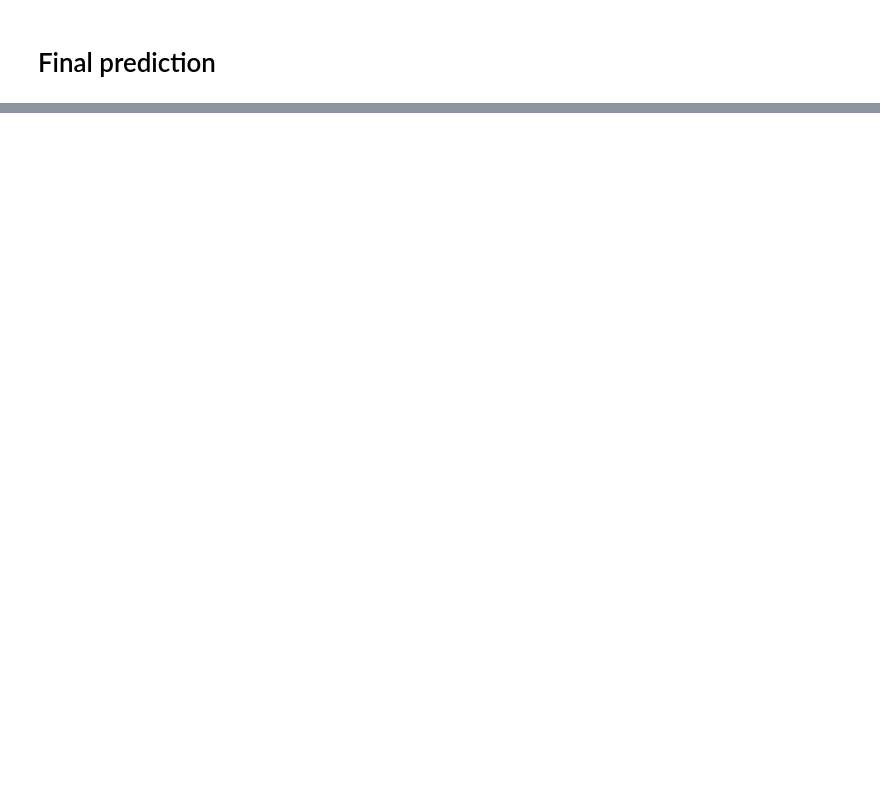
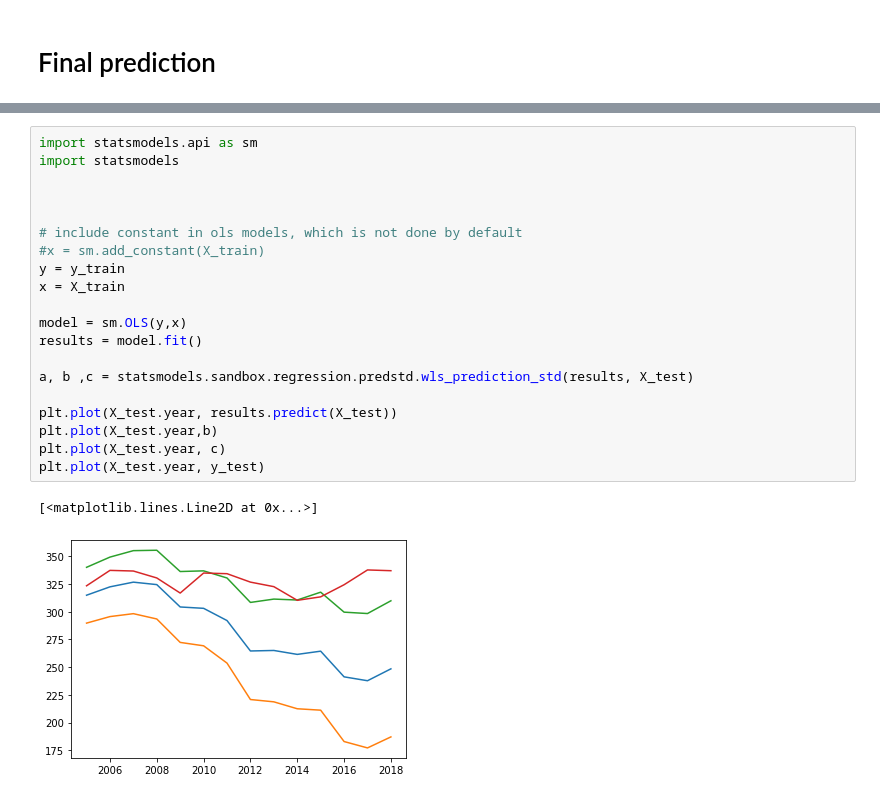
Before and after one commit to AayushKucheria/Reaktor-Communicating-Climate-Change, a Jupyter notebook: Data exploration.ipynb, the cells around one changed output, grey strips where cells are left out. Saved outputs shown, nothing was run; the diff lists cells and outputs as text; blank space fills up the shorter version.

```diff
--- a/Data exploration.ipynb
+++ b/Data exploration.ipynb
@@ -665 +685,24 @@ Boolean Series key will be reindexed to match DataFrame index.
+# %%
+import statsmodels.api as sm
+import statsmodels
+
+
+
+# include constant in ols models, which is not done by default
+#x = sm.add_constant(X_train)
+y = y_train
+x = X_train
+
+model = sm.OLS(y,x)
+results = model.fit()
+
+a, b ,c = statsmodels.sandbox.regression.predstd.wls_prediction_std(results, X_test)
+
+plt.plot(X_test.year, results.predict(X_test))
+plt.plot(X_test.year,b)
+plt.plot(X_test.year, c)
+plt.plot(X_test.year, y_test)
+# %% [output]
+[<matplotlib.lines.Line2D at 0x...>]
+[figure, added]
 # %%
```
Also changed, not shown: parts of 10 cells of this notebook.
